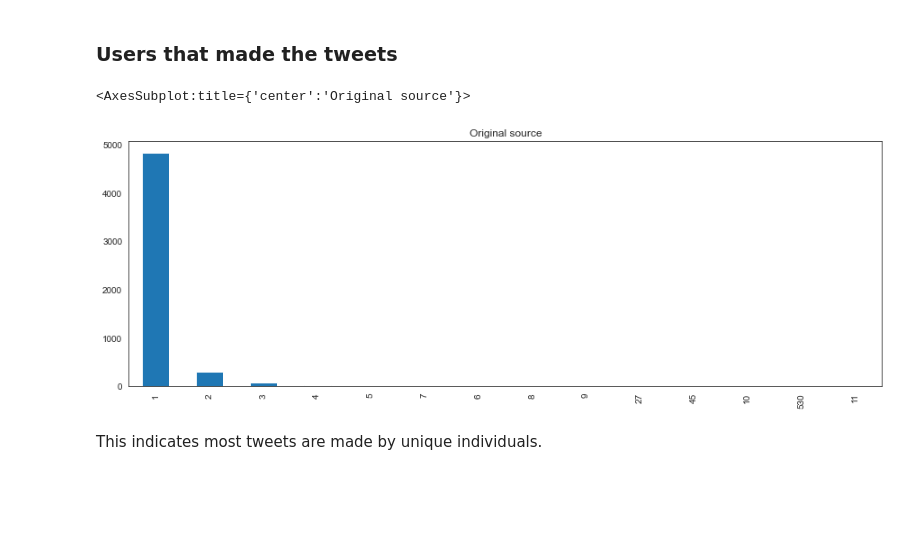
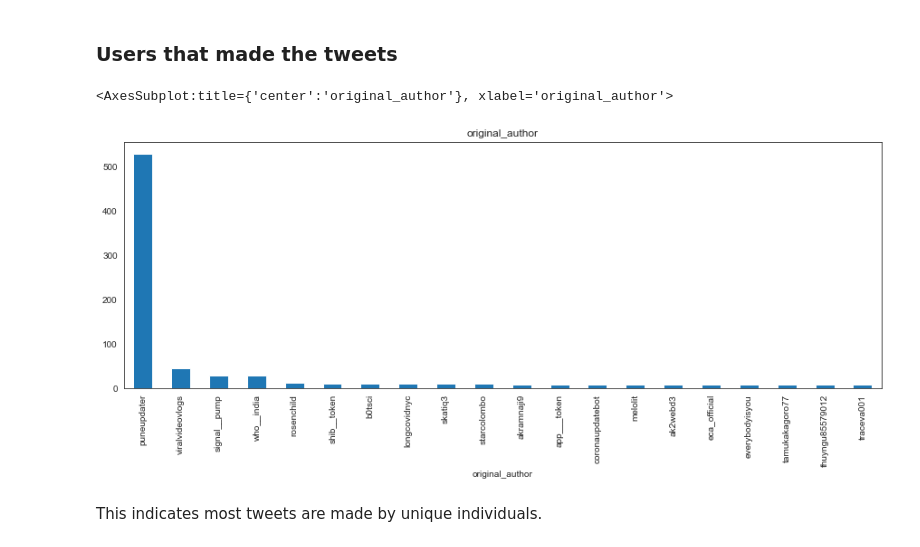
Before and after one commit to eandualem/Twitter-Data-Analysis, a Jupyter notebook: notebooks/preprocessing.ipynb, the cells around one changed output. Saved outputs shown, nothing was run; the diff lists cells and outputs as text; code cells hidden in the pictures; blank space fills up the shorter version.

```diff
--- a/notebooks/preprocessing.ipynb
+++ b/notebooks/preprocessing.ipynb
@@ -472,10 +513,10 @@ dtype: int64
 # %% [markdown]
 ### Users that made the tweets
 # %%
-twetter_users.value_counts()[:20].plot(
-    kind='bar', title='Original source', figsize=(15, 5))
+twetter_users.nlargest(20).plot(
+    kind='bar', title='original_author', figsize=(15, 5))
 # %% [output]
-<AxesSubplot:title={'center':'Original source'}>
+<AxesSubplot:title={'center':'original_author'}, xlabel='original_author'>
-[figure, old version]
+[figure, new version]
 # %% [markdown]
 This indicates most tweets are made by unique individuals.
```
Also changed, not shown: parts of 25 cells of this notebook, 2 other files.
